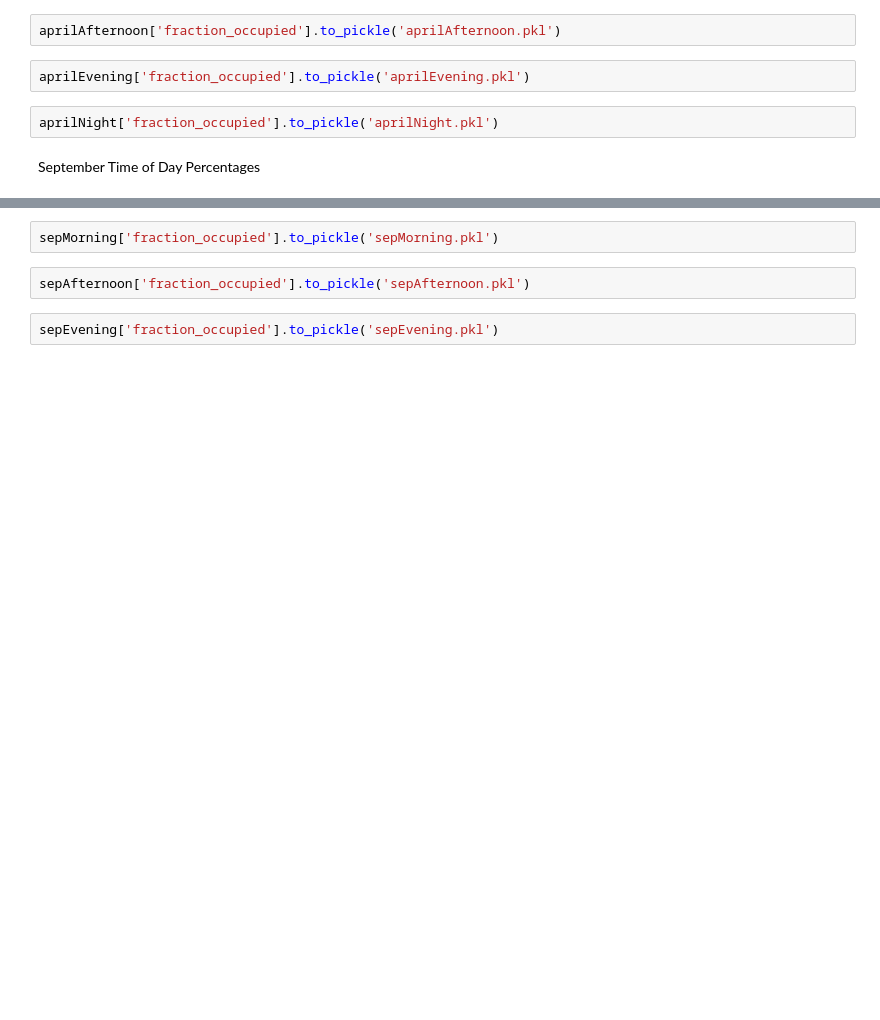
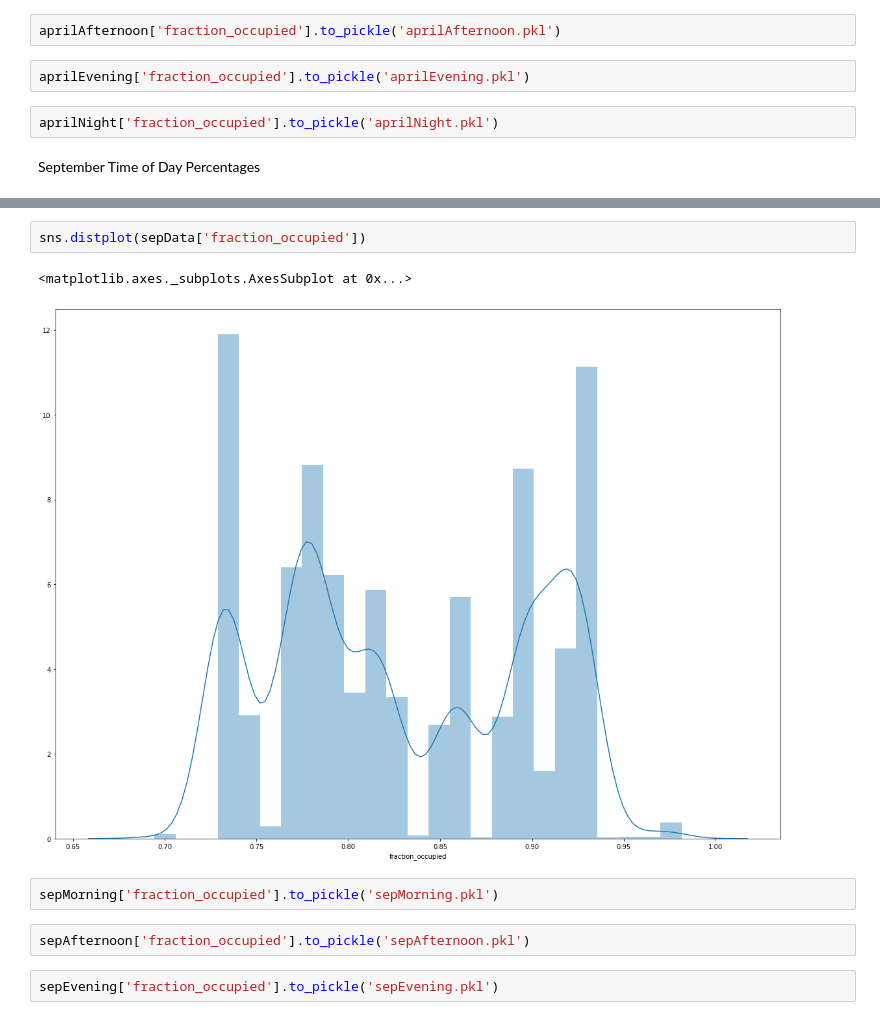
Before and after one commit to AndrewSundaram/VU_SmartCities, a Jupyter notebook: EnergyWorkbook.ipynb, the cells around one changed output, grey strips where cells are left out. Saved outputs shown, nothing was run; the diff lists cells and outputs as text; blank space fills up the shorter version.

```diff
--- a/EnergyWorkbook.ipynb
+++ b/EnergyWorkbook.ipynb
@@ -729,4 +734,9 @@ Time
 Name: fraction_occupied, Length: 1440, dtype: float64
+# %%
+sns.distplot(sepData['fraction_occupied'])
+# %% [output]
+<matplotlib.axes._subplots.AxesSubplot at 0x...>
+[figure, added]
 # %%
 sepMorning['fraction_occupied'].to_pickle('sepMorning.pkl')
 # %%
```
Also changed, not shown: parts of 21 cells of this notebook.
